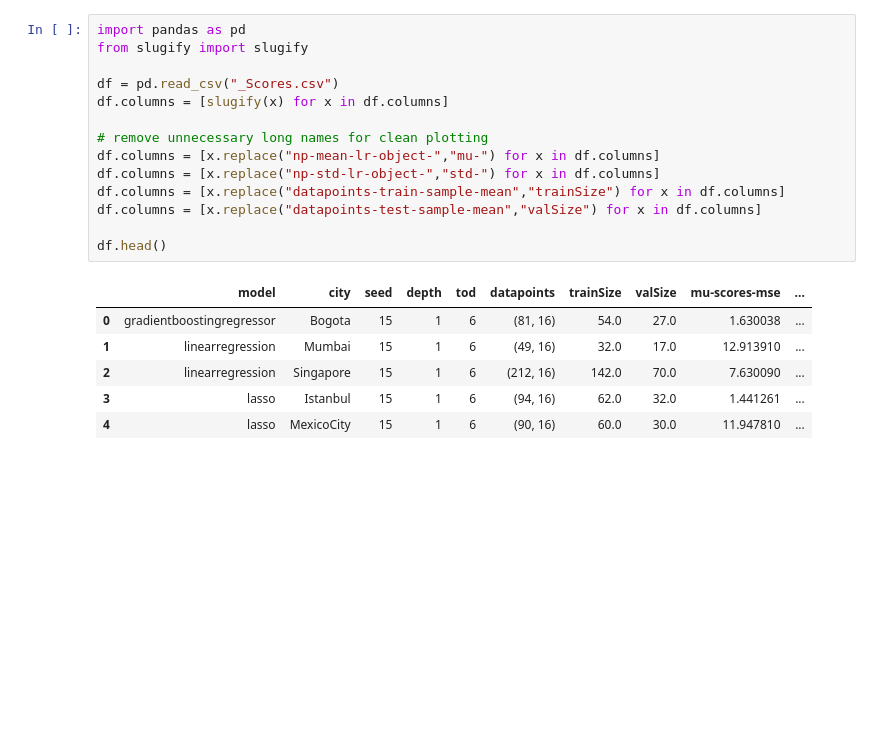
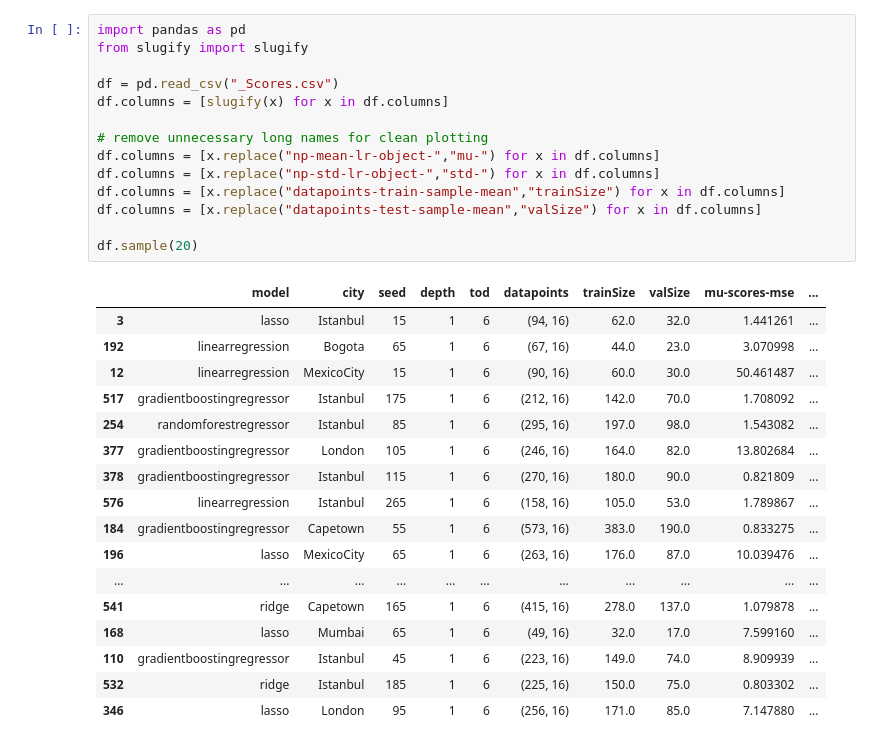
Before and after one commit to mie-lab/Urbanscales, a Jupyter notebook: jupyternotebooks/Analyse_gof_file.ipynb, the cells around one changed output. Drawn from its saved outputs; the diff is of its cells as text; blank space fills up the shorter version.

```diff
--- a/jupyternotebooks/Analyse_gof_file.ipynb
+++ b/jupyternotebooks/Analyse_gof_file.ipynb
@@ -1,23 +1,34 @@
 # %%
 import pandas as pd
 from slugify import slugify
 
 df = pd.read_csv("_Scores.csv")
 df.columns = [slugify(x) for x in df.columns]
 
 # remove unnecessary long names for clean plotting
 df.columns = [x.replace("np-mean-lr-object-","mu-") for x in df.columns]
 df.columns = [x.replace("np-std-lr-object-","std-") for x in df.columns]
 df.columns = [x.replace("datapoints-train-sample-mean","trainSize") for x in df.columns]
 df.columns = [x.replace("datapoints-test-sample-mean","valSize") for x in df.columns]
 
-df.head()
+df.sample(20)
 # %% [output]
 |  | model | city | seed | depth | tod | datapoints | trainSize | valSize | mu-scores-mse | ... |
-| 0 | gradientboostingregressor | Bogota | 15 | 1 | 6 | (81, 16) | 54.0 | 27.0 | 1.630038 | ... |
-| 1 | linearregression | Mumbai | 15 | 1 | 6 | (49, 16) | 32.0 | 17.0 | 12.913910 | ... |
-| 2 | linearregression | Singapore | 15 | 1 | 6 | (212, 16) | 142.0 | 70.0 | 7.630090 | ... |
 | 3 | lasso | Istanbul | 15 | 1 | 6 | (94, 16) | 62.0 | 32.0 | 1.441261 | ... |
-| 4 | lasso | MexicoCity | 15 | 1 | 6 | (90, 16) | 60.0 | 30.0 | 11.947810 | ... |
+| 192 | linearregression | Bogota | 65 | 1 | 6 | (67, 16) | 44.0 | 23.0 | 3.070998 | ... |
+| 12 | linearregression | MexicoCity | 15 | 1 | 6 | (90, 16) | 60.0 | 30.0 | 50.461487 | ... |
+| 517 | gradientboostingregressor | Istanbul | 175 | 1 | 6 | (212, 16) | 142.0 | 70.0 | 1.708092 | ... |
+| 254 | randomforestregressor | Istanbul | 85 | 1 | 6 | (295, 16) | 197.0 | 98.0 | 1.543082 | ... |
+| 377 | gradientboostingregressor | London | 105 | 1 | 6 | (246, 16) | 164.0 | 82.0 | 13.802684 | ... |
+| 378 | gradientboostingregressor | Istanbul | 115 | 1 | 6 | (270, 16) | 180.0 | 90.0 | 0.821809 | ... |
+| 576 | linearregression | Istanbul | 265 | 1 | 6 | (158, 16) | 105.0 | 53.0 | 1.789867 | ... |
+| 184 | gradientboostingregressor | Capetown | 55 | 1 | 6 | (573, 16) | 383.0 | 190.0 | 0.833275 | ... |
+| 196 | lasso | MexicoCity | 65 | 1 | 6 | (263, 16) | 176.0 | 87.0 | 10.039476 | ... |
+| ... | ... | ... | ... | ... | ... | ... | ... | ... | ... | ... |
+| 541 | ridge | Capetown | 165 | 1 | 6 | (415, 16) | 278.0 | 137.0 | 1.079878 | ... |
+| 168 | lasso | Mumbai | 65 | 1 | 6 | (49, 16) | 32.0 | 17.0 | 7.599160 | ... |
+| 110 | gradientboostingregressor | Istanbul | 45 | 1 | 6 | (223, 16) | 149.0 | 74.0 | 8.909939 | ... |
+| 532 | ridge | Istanbul | 185 | 1 | 6 | (225, 16) | 150.0 | 75.0 | 0.803302 | ... |
+| 346 | lasso | London | 95 | 1 | 6 | (256, 16) | 171.0 | 85.0 | 7.147880 | ... |
 # %%
 import matplotlib.pyplot as plt
```
Also changed, not shown: parts of 2 cells of this notebook.
